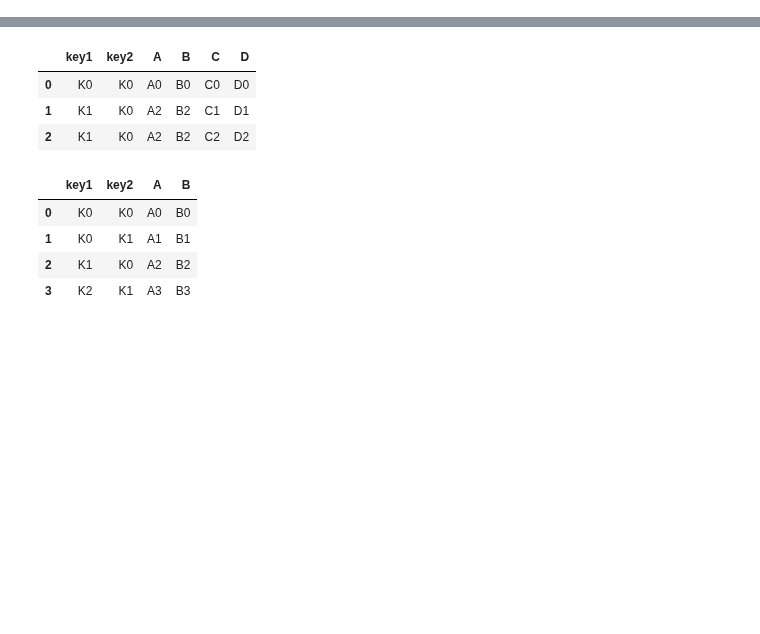
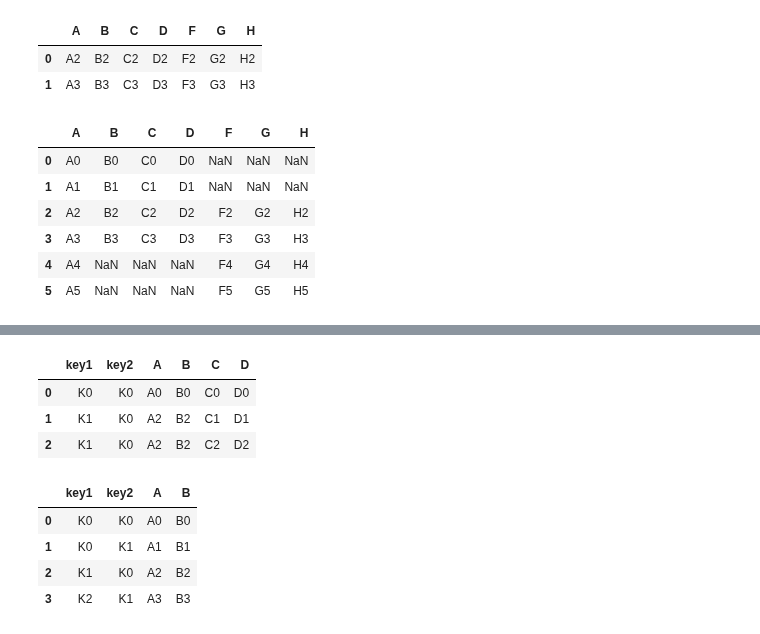
Before and after one commit to ZosoV/pandas_review, a Jupyter notebook: 005_concat_merging.ipynb, the cells around one changed output, grey strips where cells are left out. Saved outputs shown, nothing was run; the diff lists cells and outputs as text; code cells hidden in the pictures; blank space fills up the shorter version.

```diff
--- a/005_concat_merging.ipynb
+++ b/005_concat_merging.ipynb
@@ -47,0 +474,19 @@ right
+# %%
+# one to one with how = "inner" (interception of left and right keys)
+pd.merge(left, right, on="A", how="inner")
+# %% [output]
+|  | A | B | C | D | F | G | H |
+| 0 | A2 | B2 | C2 | D2 | F2 | G2 | H2 |
+| 1 | A3 | B3 | C3 | D3 | F3 | G3 | H3 |
+# %%
+# one to one with how = "outer" (union of left and right keys)
+# NOTE: filling missing values with NaN
+pd.merge(left, right, on="A", how="outer")
+# %% [output]
+|  | A | B | C | D | F | G | H |
+| 0 | A0 | B0 | C0 | D0 | NaN | NaN | NaN |
+| 1 | A1 | B1 | C1 | D1 | NaN | NaN | NaN |
+| 2 | A2 | B2 | C2 | D2 | F2 | G2 | H2 |
+| 3 | A3 | B3 | C3 | D3 | F3 | G3 | H3 |
+| 4 | A4 | NaN | NaN | NaN | F4 | G4 | H4 |
+| 5 | A5 | NaN | NaN | NaN | F5 | G5 | H5 |
```
Also changed, not shown: parts of 49 cells of this notebook, 3 other files.
